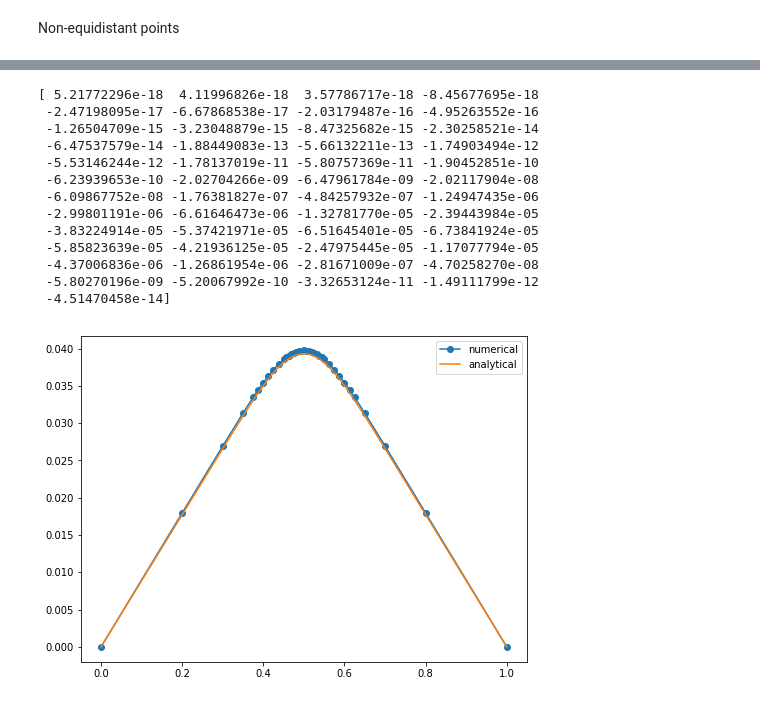
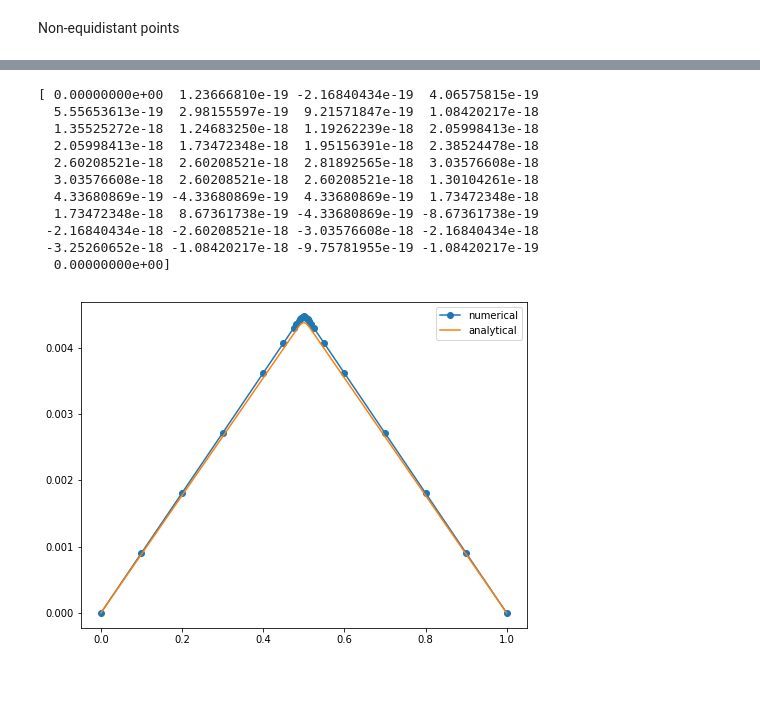
Before and after one commit to fdrmrc/HigherNumericalMathematicsPS, a Jupyter notebook: Sheet6/FEM_Poisson.ipynb, the cells around one changed output, grey strips where cells are left out. Cells and saved outputs as stored; diff of their text form; code cells hidden in the pictures.

```diff
--- a/Sheet6/FEM_Poisson.ipynb
+++ b/Sheet6/FEM_Poisson.ipynb
@@ -56,11 +56,11 @@ def load_vector(M,rhs,x,quadrature):
         b=rhs(x[1:-1])
     return b
 
-#### Choose rhs
-rhs = rhs4
-####
+######### CHOOSE RHS #########
+rhs = rhs2
+###########################
 
-M = 100
+M = 50
 h = 1/M
 x = np.linspace(0,1,M+1)
 A = -np.diag(np.ones(M-2),-1) + 2*np.diag(np.ones(M-1)) - np.diag(np.ones(M-2),+1)
@@ -220,16 +214,14 @@ convergence_plot_noneq(mrange,quadr,nodetype,rhs)
 # %%
-print(uex(x[1:-1],rhs)-u_int) #I'm exact if I use Gaussian quadrature
+print(uex(x,rhs)-U) #I'm exact if I use Gaussian quadrature
 # %% [output]
-[ 5.21772296e-18  4.11996826e-18  3.57786717e-18 -8.45677695e-18
- -2.47198095e-17 -6.67868538e-17 -2.03179487e-16 -4.95263552e-16
- -1.26504709e-15 -3.23048879e-15 -8.47325682e-15 -2.30258521e-14
- -6.47537579e-14 -1.88449083e-13 -5.66132211e-13 -1.74903494e-12
- -5.53146244e-12 -1.78137019e-11 -5.80757369e-11 -1.90452851e-10
- -6.23939653e-10 -2.02704266e-09 -6.47961784e-09 -2.02117904e-08
- -6.09867752e-08 -1.76381827e-07 -4.84257932e-07 -1.24947435e-06
- -2.99801191e-06 -6.61646473e-06 -1.32781770e-05 -2.39443984e-05
- -3.83224914e-05 -5.37421971e-05 -6.51645401e-05 -6.73841924e-05
- -5.85823639e-05 -4.21936125e-05 -2.47975445e-05 -1.17077794e-05
- -4.37006836e-06 -1.26861954e-06 -2.81671009e-07 -4.70258270e-08
- -5.80270196e-09 -5.20067992e-10 -3.32653124e-11 -1.49111799e-12
- -4.51470458e-14]
+[ 0.00000000e+00  1.23666810e-19 -2.16840434e-19  4.06575815e-19
+  5.55653613e-19  2.98155597e-19  9.21571847e-19  1.08420217e-18
+  1.35525272e-18  1.24683250e-18  1.19262239e-18  2.05998413e-18
+  2.05998413e-18  1.73472348e-18  1.95156391e-18  2.38524478e-18
+  2.60208521e-18  2.60208521e-18  2.81892565e-18  3.03576608e-18
+  3.03576608e-18  2.60208521e-18  2.60208521e-18  1.30104261e-18
+  4.33680869e-19 -4.33680869e-19  4.33680869e-19  1.73472348e-18
+  1.73472348e-18  8.67361738e-19 -4.33680869e-19 -8.67361738e-19
+ -2.16840434e-18 -2.60208521e-18 -3.03576608e-18 -2.16840434e-18
+ -3.25260652e-18 -1.08420217e-18 -9.75781955e-19 -1.08420217e-19
+  0.00000000e+00]
@@ -292,12 +228,33 @@ u_int = Fem1dPoisson(M,x,rhs,quadr)
+# %%
+quadr = 'Midpoint'
+
+
+M = 10
+x = np.linspace(0,1,M+1)
+while (M<25):
+
+    rho = np.zeros(M)
+    for k in range(0,M):
+        h = x[k+1] - x[k]
+        a = rhs(x[k])
+        b = rhs(x[k+1])
+        t = 0.5*h*(a**2 + b**2)
+        rho[k] = t*h**2
+
+    alfa = 0.9
+    for i in range(len(rho)):
+        if rho[i]>alfa*np.max(rho):
+            x = np.append(x,(x[i+1]+x[i])/2)
+
+    x = np.sort(x)
+    M = len(x) - 1
+
+U = Fem1dPoisson(M,x,rhs,quadr)
 # %%
-U = np.zeros(M+1)
-U[0] = 0
-U[M] = 0
-U[1:M] = u_int
 plt.figure(figsize=(8,6))
 plt.plot(x,U,'-o',label='numerical')
 plt.plot(xx,uex(xx,rhs),'-',label='analytical')
 plt.legend()
 plt.show()
 # %% [output]
-[figure, old version]
+[figure, new version]
```
Also changed, not shown: parts of 4 cells of this notebook.
